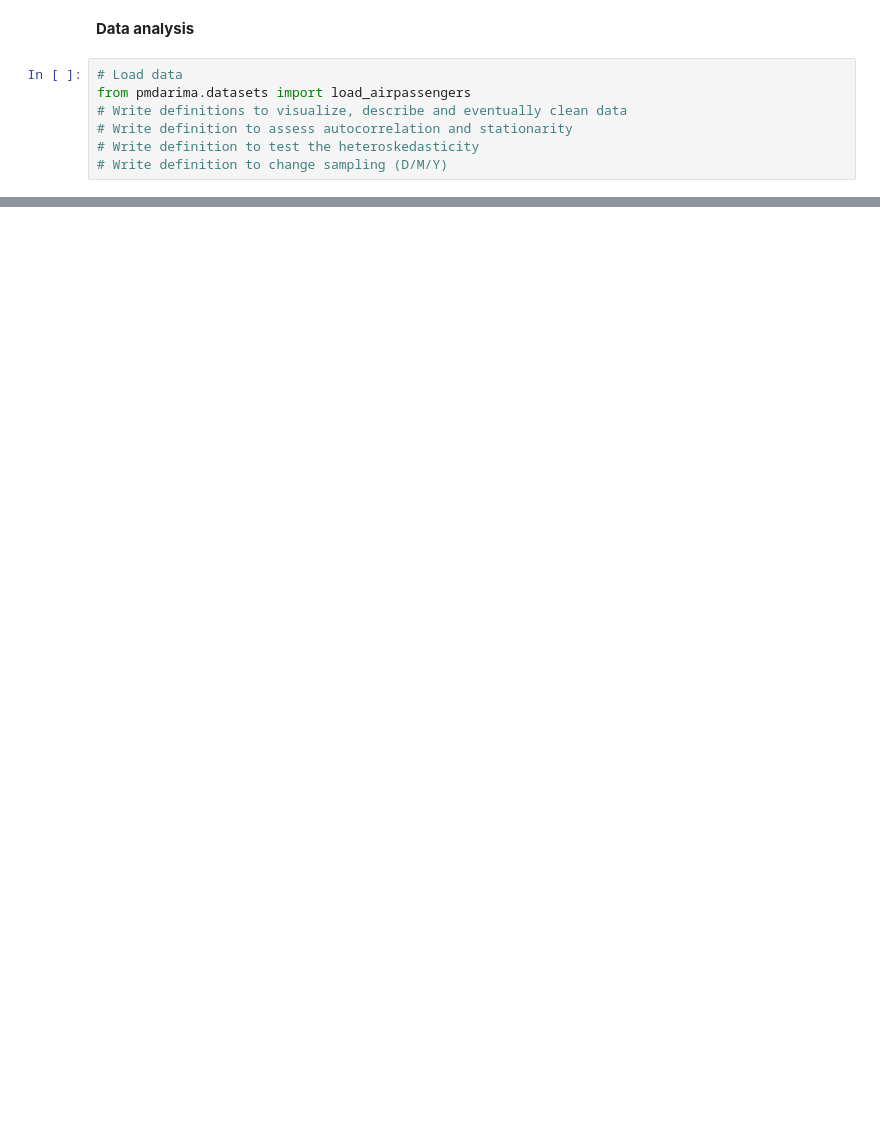
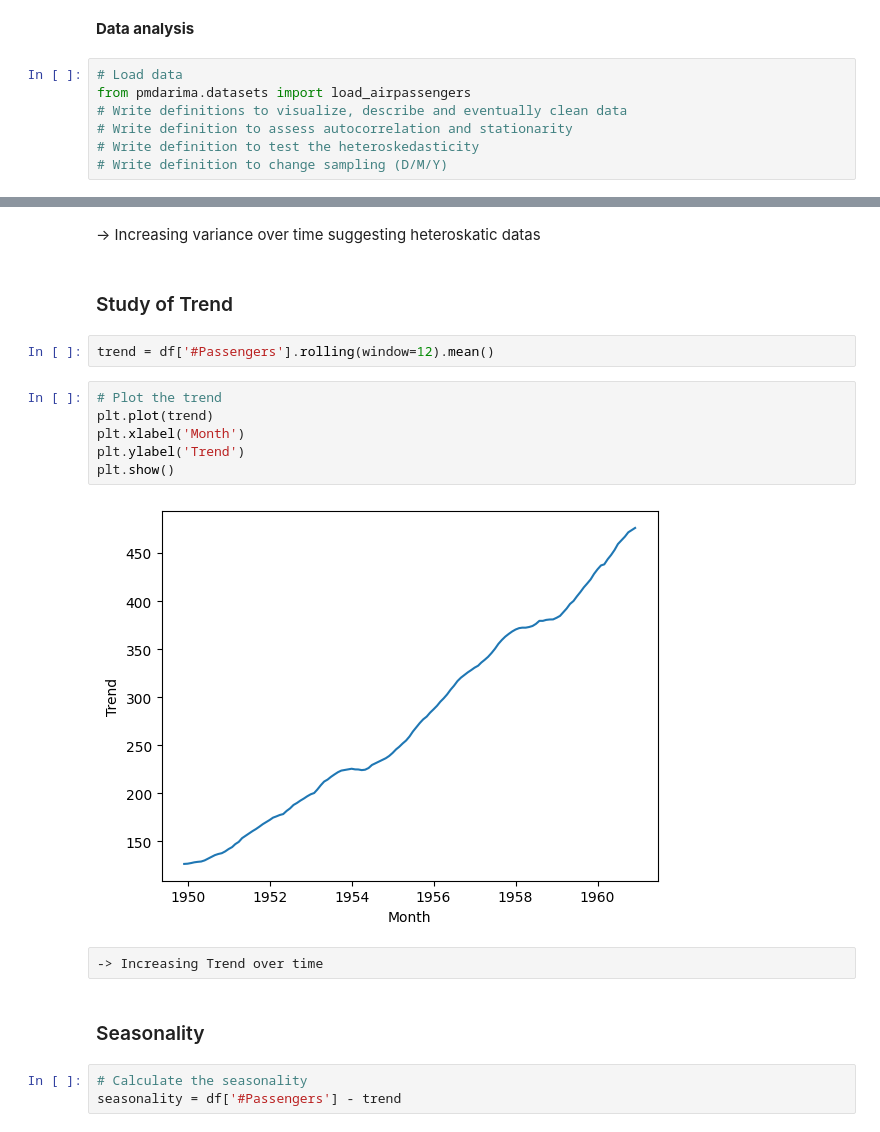
Before and after one commit to ManuLabricole/CDN-MachineLearning, a Jupyter notebook: ML6/2023_Campus_ML6-NB1.ipynb, the cells around one changed output, grey strips where cells are left out. Saved outputs shown, nothing was run; the diff lists cells and outputs as text; blank space fills up the shorter version.

```diff
--- a/ML6/2023_Campus_ML6-NB1.ipynb
+++ b/ML6/2023_Campus_ML6-NB1.ipynb
@@ -120,0 +181,21 @@ array([112., 118., 132., 129., 121., 135., 148., 148., 136., 119., 104.,
+# %% [markdown]
+-> Increasing variance over time suggesting heteroskatic datas
+# %% [markdown]
+### Study of Trend
+# %%
+trend = df['#Passengers'].rolling(window=12).mean()
+# %%
+# Plot the trend
+plt.plot(trend)
+plt.xlabel('Month')
+plt.ylabel('Trend')
+plt.show()
+# %% [output]
+[figure, added]
+# %% [raw]
+-> Increasing Trend over time
+# %% [markdown]
+### Seasonality
+# %%
+# Calculate the seasonality
+seasonality = df['#Passengers'] - trend
```
Also changed, not shown: parts of 35 cells of this notebook.
